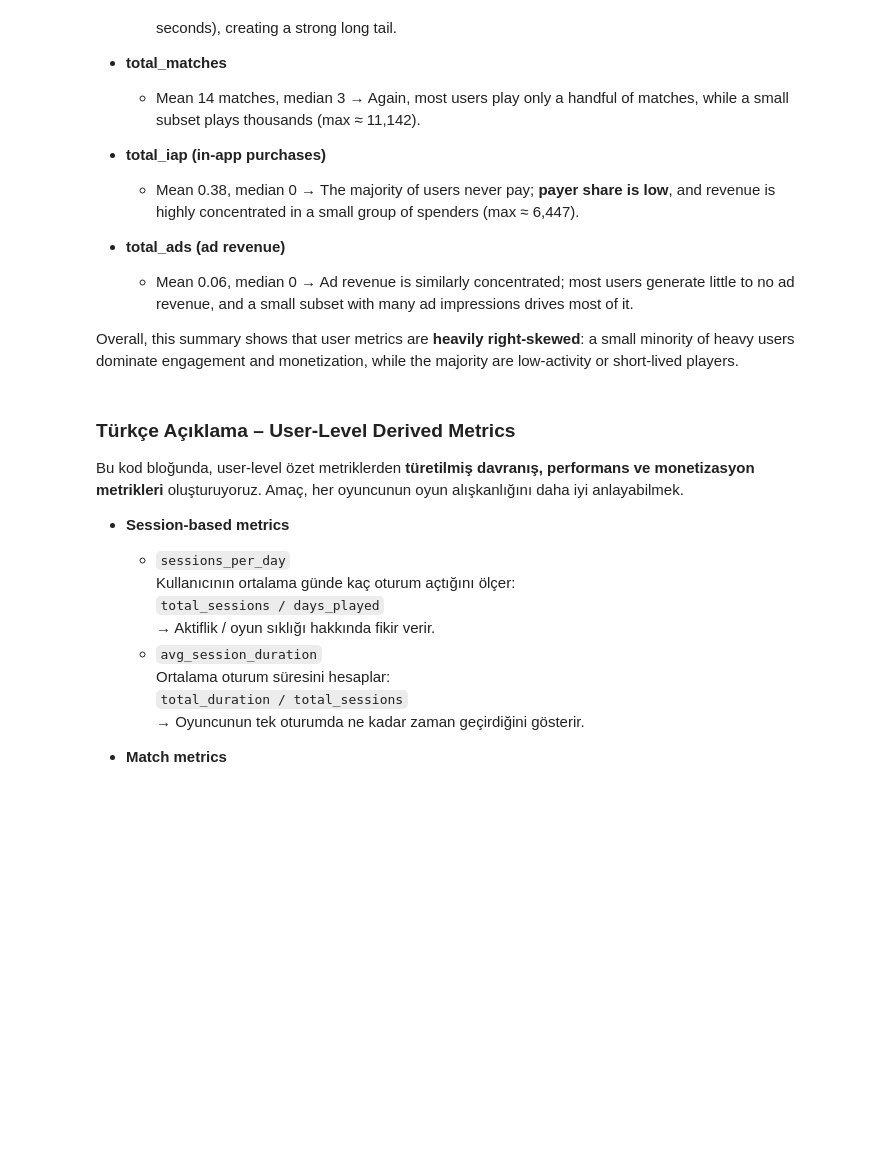
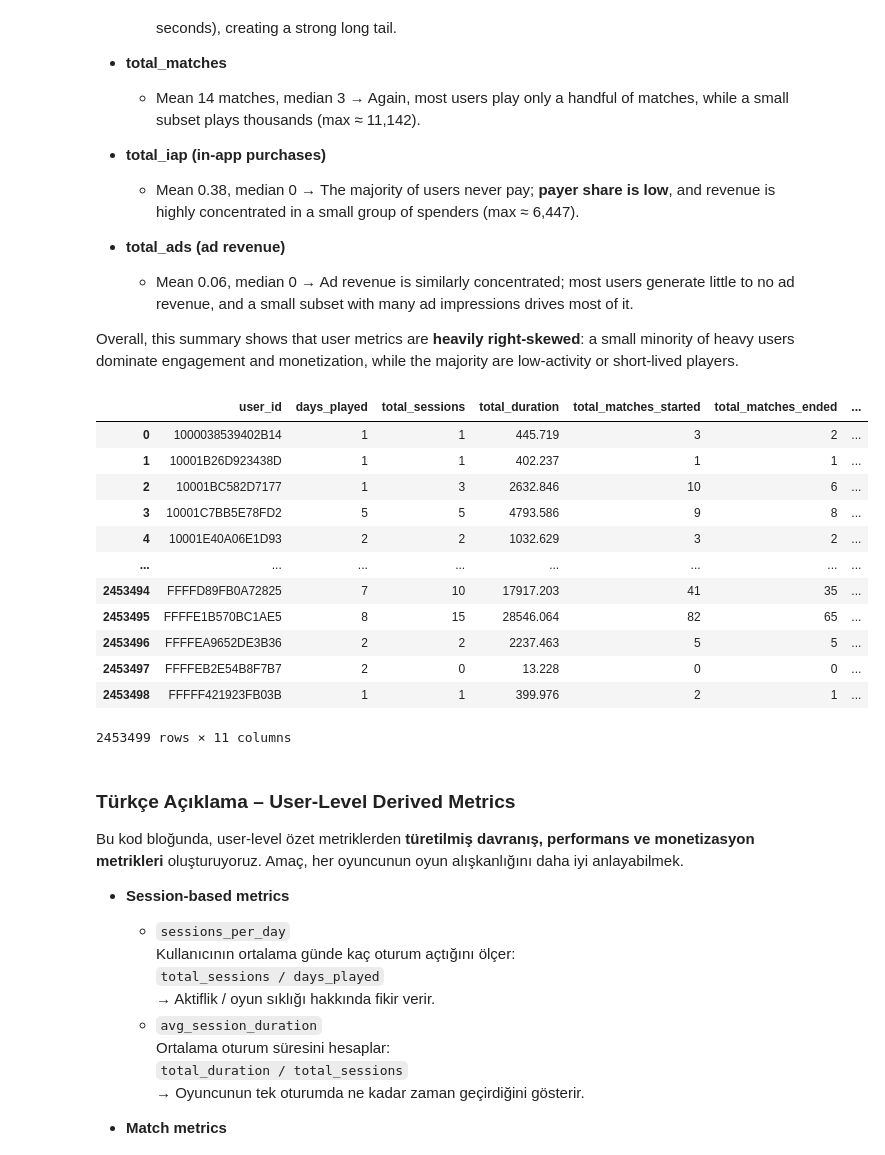
Before and after one commit to Yambolska/vertigo_games, a Jupyter notebook: notebooks/tas2_user_segmentation.ipynb, the cells around one changed output. Cells and saved outputs as stored; diff of their text form; code cells hidden in the pictures; blank space fills up the shorter version.

```diff
--- a/notebooks/tas2_user_segmentation.ipynb
+++ b/notebooks/tas2_user_segmentation.ipynb
@@ -623,17 +610,32 @@ Overall, this summary shows that user metrics are **heavily right-skewed**: a sm
 # %%
 
 user = df.groupby("user_id").agg(
     days_played=("event_date", "nunique"),
     total_sessions=("total_session_count", "sum"),
     total_duration=("total_session_duration", "sum"),
     total_matches_started=("match_start_count", "sum"),
     total_matches_ended=("match_end_count", "sum"),
     total_wins=("victory_count", "sum"),
     total_losses=("defeat_count", "sum"),
     total_errors=("server_connection_error", "sum"),
     total_iap=("iap_revenue", "sum"),
     total_ads=("ad_revenue", "sum")
 ).reset_index()
+user
+# %% [output]
+|  | user_id | days_played | total_sessions | total_duration | total_matches_started | total_matches_ended | ... |
+| 0 | 1000038539402B14 | 1 | 1 | 445.719 | 3 | 2 | ... |
+| 1 | 10001B26D923438D | 1 | 1 | 402.237 | 1 | 1 | ... |
+| 2 | 10001BC582D7177 | 1 | 3 | 2632.846 | 10 | 6 | ... |
+| 3 | 10001C7BB5E78FD2 | 5 | 5 | 4793.586 | 9 | 8 | ... |
+| 4 | 10001E40A06E1D93 | 2 | 2 | 1032.629 | 3 | 2 | ... |
+| ... | ... | ... | ... | ... | ... | ... | ... |
+| 2453494 | FFFFD89FB0A72825 | 7 | 10 | 17917.203 | 41 | 35 | ... |
+| 2453495 | FFFFE1B570BC1AE5 | 8 | 15 | 28546.064 | 82 | 65 | ... |
+| 2453496 | FFFFEA9652DE3B36 | 2 | 2 | 2237.463 | 5 | 5 | ... |
+| 2453497 | FFFFEB2E54B8F7B7 | 2 | 0 | 13.228 | 0 | 0 | ... |
+| 2453498 | FFFFF421923FB03B | 1 | 1 | 399.976 | 2 | 1 | ... |
+2453499 rows × 11 columns
 # %%
 # Session-based metrics
 user["sessions_per_day"] = user["total_sessions"] / user["days_played"].replace(0, np.nan)
```
Also changed, not shown: parts of 24 cells of this notebook.
